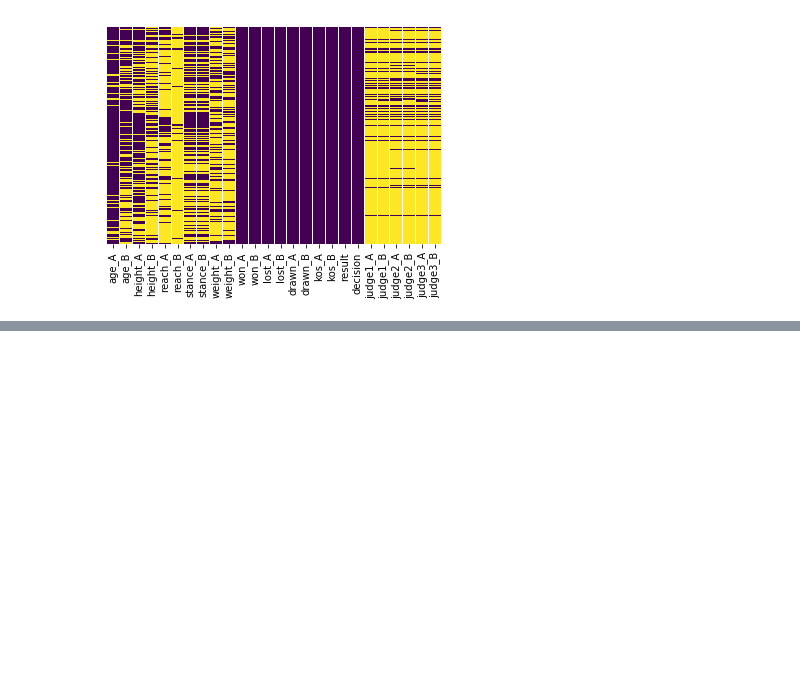
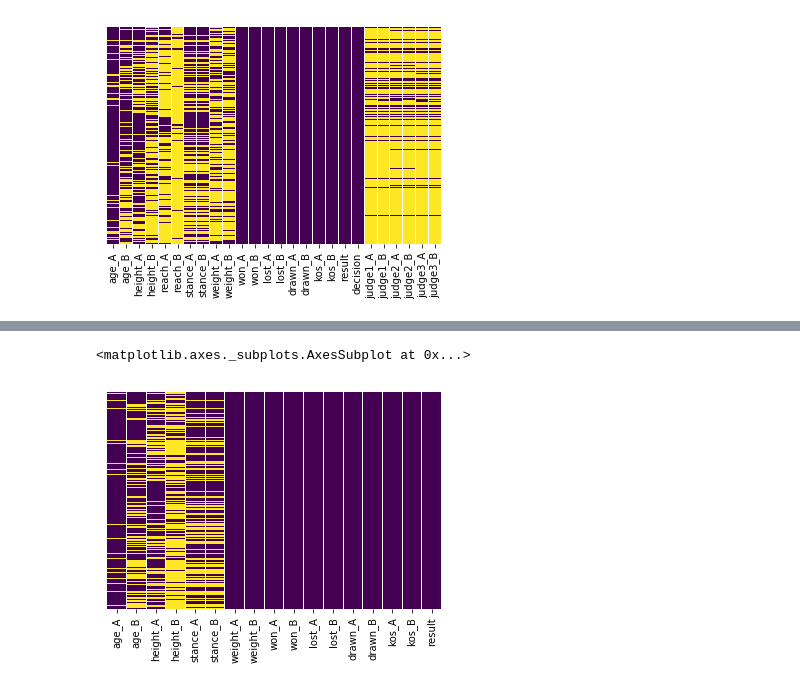
Before and after one commit to Nar67/MachineLearningProject, a Jupyter notebook: project/DataSet Testing Grounds.ipynb, the cells around one changed output, grey strips where cells are left out. Drawn from its saved outputs; the diff is of its cells as text; code cells hidden in the pictures; blank space fills up the shorter version.

```diff
--- a/project/DataSet Testing Grounds.ipynb
+++ b/project/DataSet Testing Grounds.ipynb
@@ -44,0 +35,17 @@ memory usage: 76.9+ MB
+# %%
+weightMean = box['weight_A'].mean()
+# %%
+def impute_weight(cols):
+    if pd.isna(cols[0]) and pd.isna(cols[1]): #weight
+        if pd.isna(cols[2]) and pd.isna(cols[3]): #height
+            return weightMean
+        else:
+            if not pd.isna(cols[2]):
+                return cols[2]-20
+            else:
+                return cols[3]-20
+    else:
+        if pd.isna(cols[0]):
+            return cols[1]
+        else:
+            return cols[0]
@@ -44,0 +59,4 @@ memory usage: 76.9+ MB
+# %%
+%%time
+box['weight_A'] = box[['weight_A','weight_B', 'height_A', 'height_B']].apply(impute_weight,axis=1)
+box['weight_B'] = box[['weight_A','weight_B', 'height_A', 'height_B']].apply(impute_weight,axis=1)
@@ -44,0 +66,5 @@ memory usage: 76.9+ MB
+# %%
+sns.heatmap(box.isnull(),yticklabels=False,cbar=False,cmap='viridis')
+# %% [output]
+<matplotlib.axes._subplots.AxesSubplot at 0x...>
+[figure, added]
```
Also changed, not shown: parts of 58 cells of this notebook, 2 other files.
